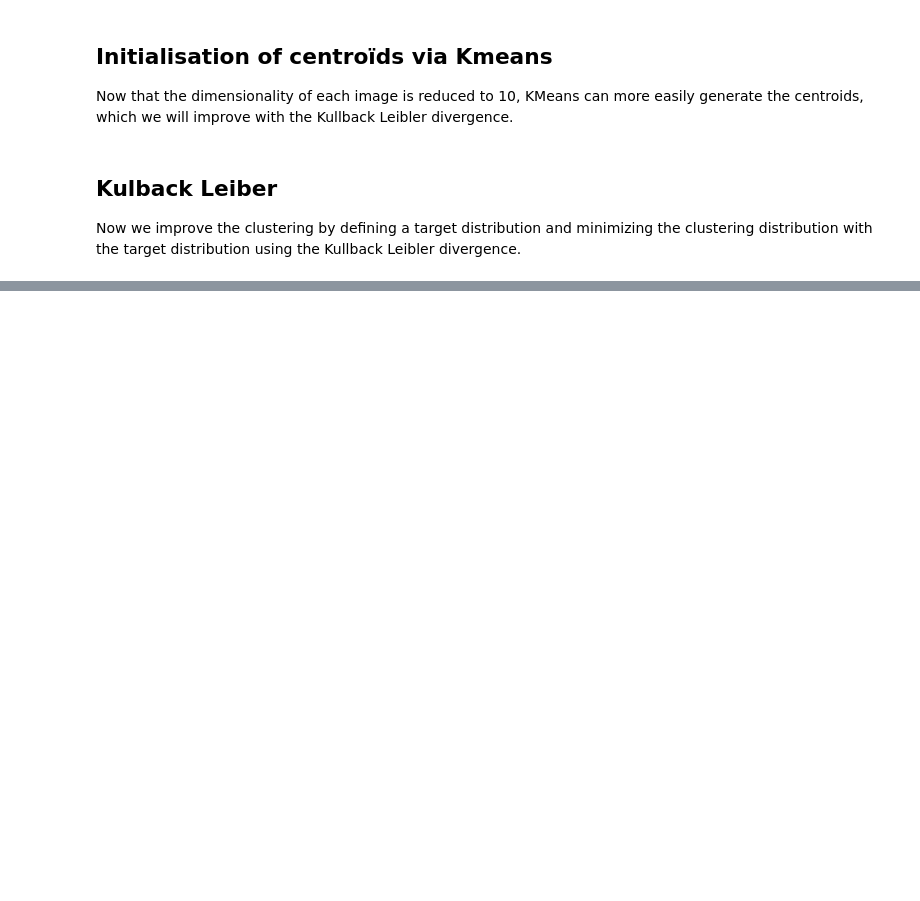
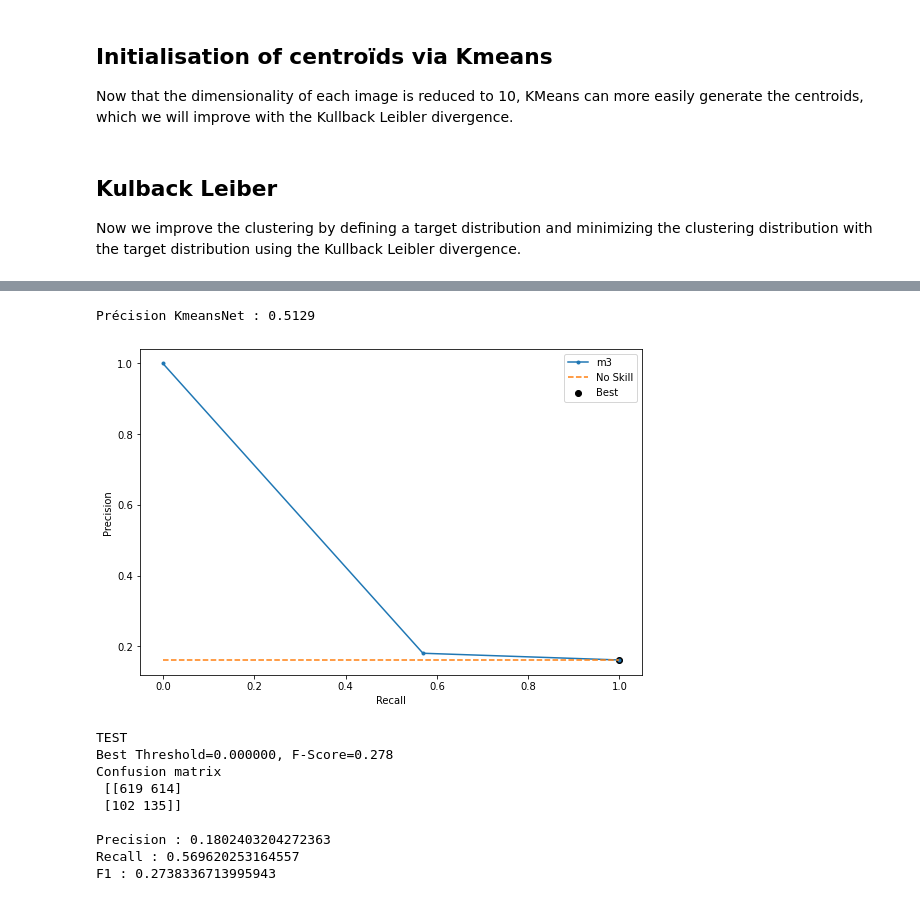
Before and after one commit to bgtm/attrition_prediction, a Jupyter notebook: notebooks/clustering.ipynb, the cells around one changed output, grey strips where cells are left out. Saved outputs shown, nothing was run; the diff lists cells and outputs as text; code cells hidden in the pictures; blank space fills up the shorter version.

```diff
--- a/notebooks/clustering.ipynb
+++ b/notebooks/clustering.ipynb
@@ -269,7 +316,7 @@ Image(filename='encoder.png')
 ### Fitting of the encoder
 # %%
 %%time
-autoencoder.compile(optimizer = pretrain_optimizer, loss = 'mse')
+autoencoder.compile(optimizer = pretrain_optimizer, loss = 'kl_divergence')
 autoencoder.fit(X_process, X_process, batch_size = batch_size, epochs = 300)
 # %% [output]
 Epoch 1/300
@@ -395,7 +442,3 @@ maxiter = 8000
 update_interval = 50
 index_array = np.arange(X_process.shape[0])
 tol = 0.001 # tolerance threshold to stop training
-# %%
-idx
-#X_process[0]
-model.train_on_batch(x=X_process.iloc[0], y=p[0])
@@ -422,5 +463,5 @@ for ite in range(int(maxiter)):
             break
     idx = index_array[index * batch_size: min((index+1) * batch_size, X_process.shape[0])]
     loss = model.train_on_batch(x=X_process[idx], y=p[idx])
-    index = index + 1 if (index + 1) * batch_size <= x.shape[0] else 0
+    index = index + 1 if (index + 1) * batch_size <= X_process.shape[0] else 0
 # %% [output]
@@ -429,11 +472,10 @@ KeyError: ignored
 # %%
-
-q = model.predict(x, verbose=0)
-p = target_distribution(q)  # update the auxiliary target distribution p
+q = model.predict(X_process, verbose=0)
+p = target_distribution(q)
 
 # evaluate the clustering performance
-y_pred = q.argmax(1)
+y_kmeansnet = q.argmax(1)
 if y is not None:
-    acc1 = np.round(acc(y, y_pred), 5)
+    acc1 = np.round(acc(y, y_kmeansnet), 5)
     loss1 = np.round(loss, 5)
     print('Accuracy : ' + str(acc1) + ', loss : ' + str(loss))
@@ -439,0 +484,18 @@ if y is not None:
+# %%
+accuracy_kmeansnet = acc(y,y_kmeansnet)
+print("Précision KmeansNet : " + str(round(accuracy_kmeansnet, 4)))
+# %% [output]
+Précision KmeansNet : 0.5129
+# %%
+recall_precission(y,y_kmeansnet,'m3')
+# %% [output]
+[figure, added]
+TEST
+Best Threshold=0.000000, F-Score=0.278
+Confusion matrix
+ [[619 614]
+ [102 135]]
+
+Precision : 0.1802403204272363
+Recall : 0.569620253164557
+F1 : 0.2738336713995943
```
Also changed, not shown: parts of 21 cells of this notebook.
